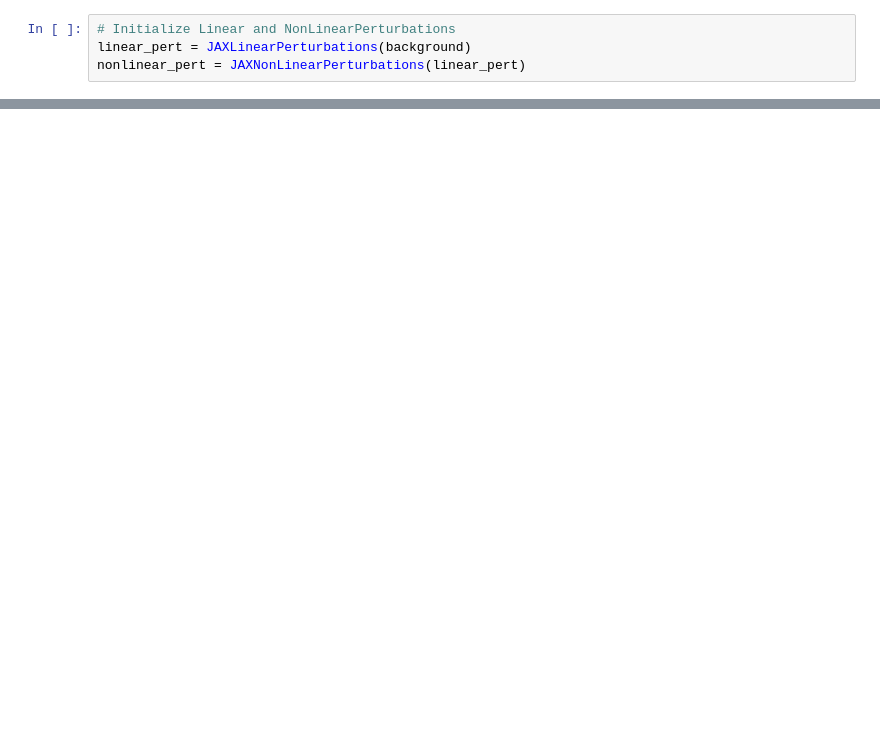
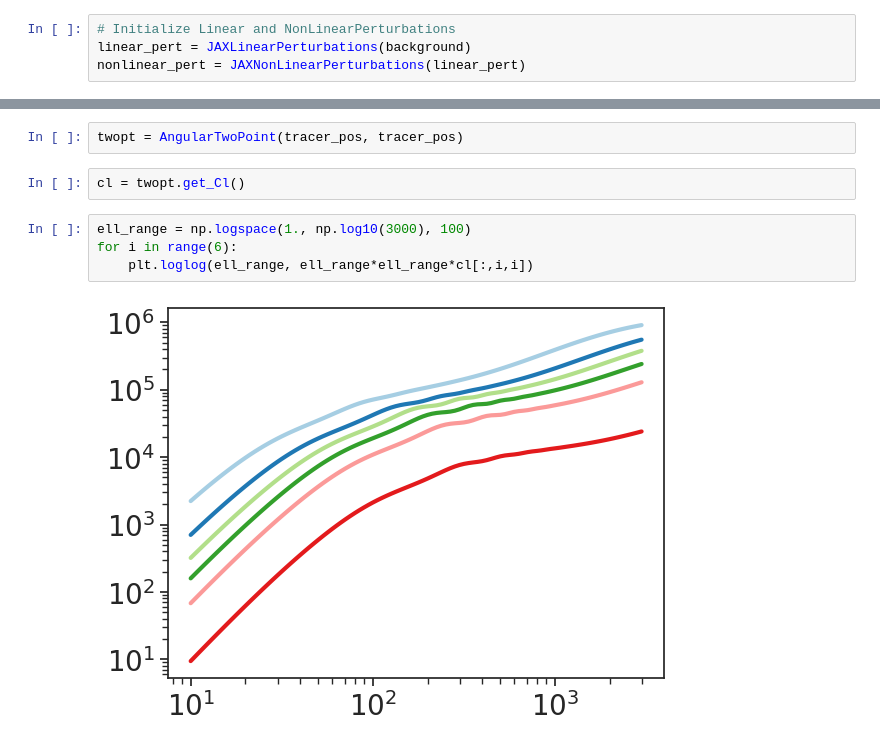
Before and after one commit to cloe-org/cloelib, a Jupyter notebook: notebooks/observables/photo.ipynb, the cells around one changed output, grey strips where cells are left out. Saved outputs shown, nothing was run; the diff lists cells and outputs as text; blank space fills up the shorter version.

Commit message:
22 angular spectra (#26)

```diff
--- a/notebooks/observables/photo.ipynb
+++ b/notebooks/observables/photo.ipynb
@@ -126,0 +156,10 @@ plt.ylabel(r'$W^D_i(z)$');
+# %%
+twopt = AngularTwoPoint(tracer_pos, tracer_pos)
+# %%
+cl = twopt.get_Cl()
+# %%
+ell_range = np.logspace(1., np.log10(3000), 100)
+for i in range(6):
+    plt.loglog(ell_range, ell_range*ell_range*cl[:,i,i])
+# %% [output]
+[figure, added]
```
Also changed, not shown: parts of 11 cells of this notebook, 9 other files.
